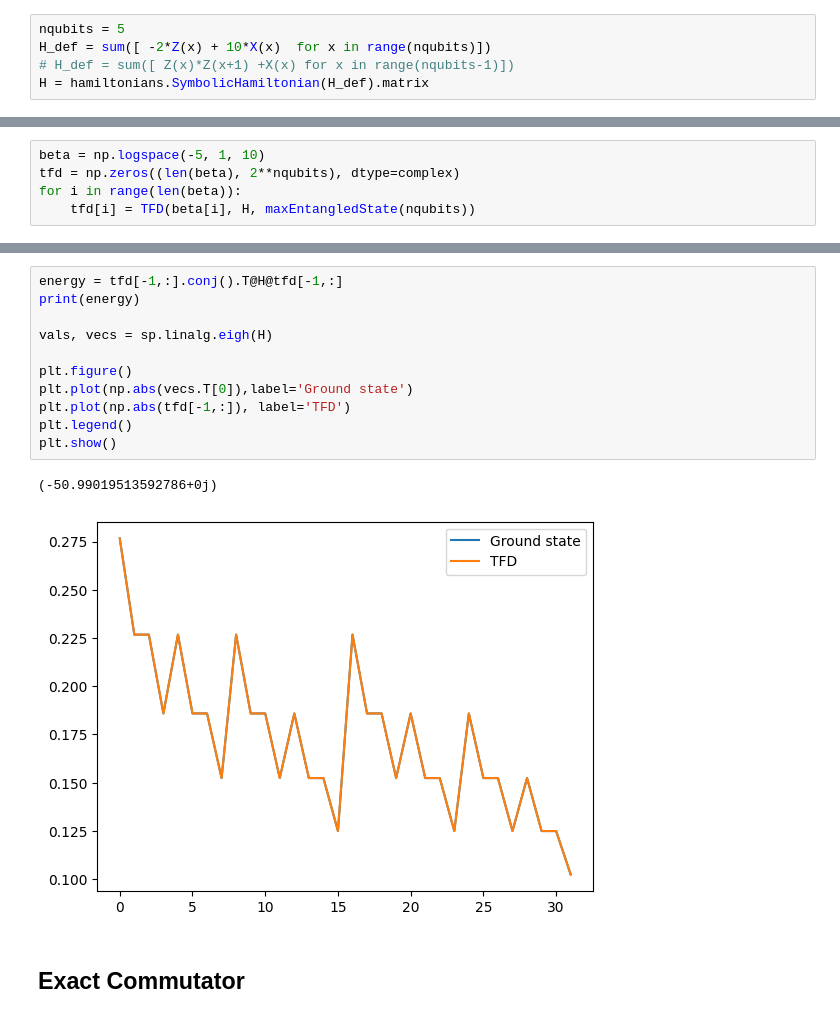
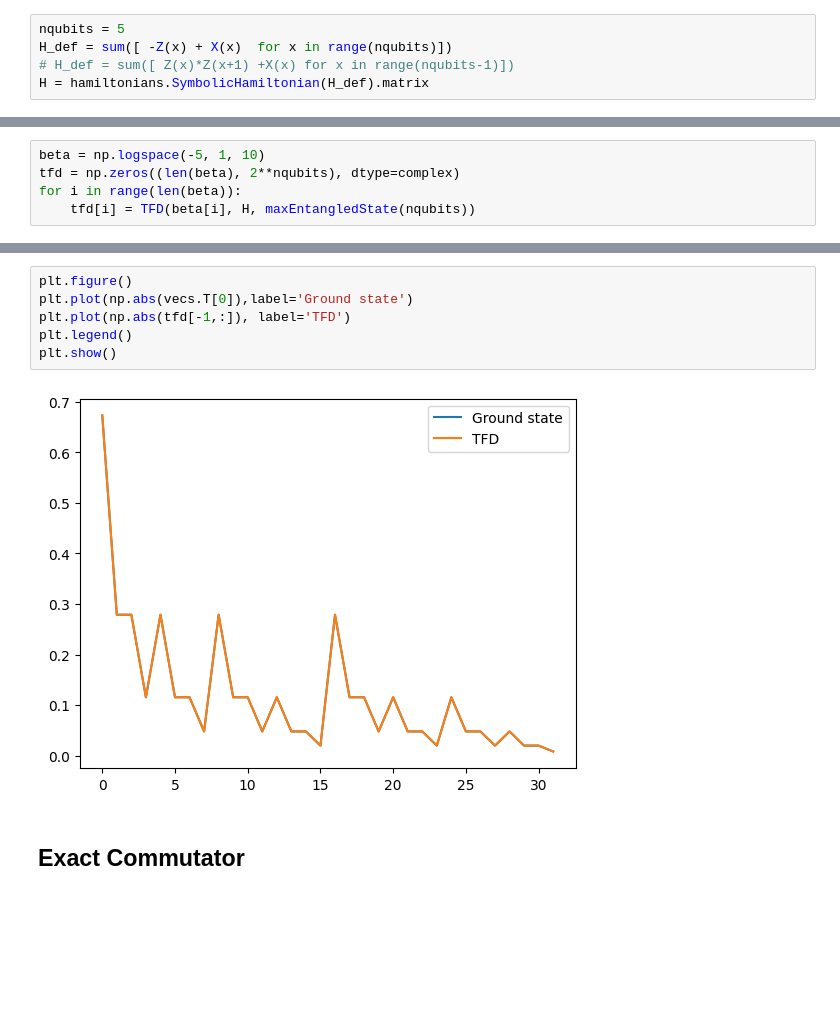
Before and after one commit to wrightjandrew/Master-Project, a Jupyter notebook: TFD.ipynb, the cells around one changed output, grey strips where cells are left out. Cells and saved outputs as stored; diff of their text form; blank space fills up the shorter version.

```diff
--- a/TFD.ipynb
+++ b/TFD.ipynb
@@ -8,7 +8,7 @@ import matplotlib.pyplot as plt
 from tqdm import tqdm
 # %%
 nqubits = 5
-H_def = sum([ -2*Z(x) + 10*X(x)  for x in range(nqubits)])
+H_def = sum([ -Z(x) + X(x)  for x in range(nqubits)])
 # H_def = sum([ Z(x)*Z(x+1) +X(x) for x in range(nqubits-1)])
 H = hamiltonians.SymbolicHamiltonian(H_def).matrix
 # %% [output]
@@ -58,16 +58,10 @@ plt.legend()
 # %%
-energy = tfd[-1,:].conj().T@H@tfd[-1,:]
-print(energy)
-
-vals, vecs = sp.linalg.eigh(H)
-
 plt.figure()
 plt.plot(np.abs(vecs.T[0]),label='Ground state')
 plt.plot(np.abs(tfd[-1,:]), label='TFD')
 plt.legend()
 plt.show()
 # %% [output]
-(-50.99019513592786+0j)
-[figure, old version]
+[figure, new version]
 # %% [markdown]
 ## Exact Commutator
```
Also changed, not shown: parts of 16 cells of this notebook.
